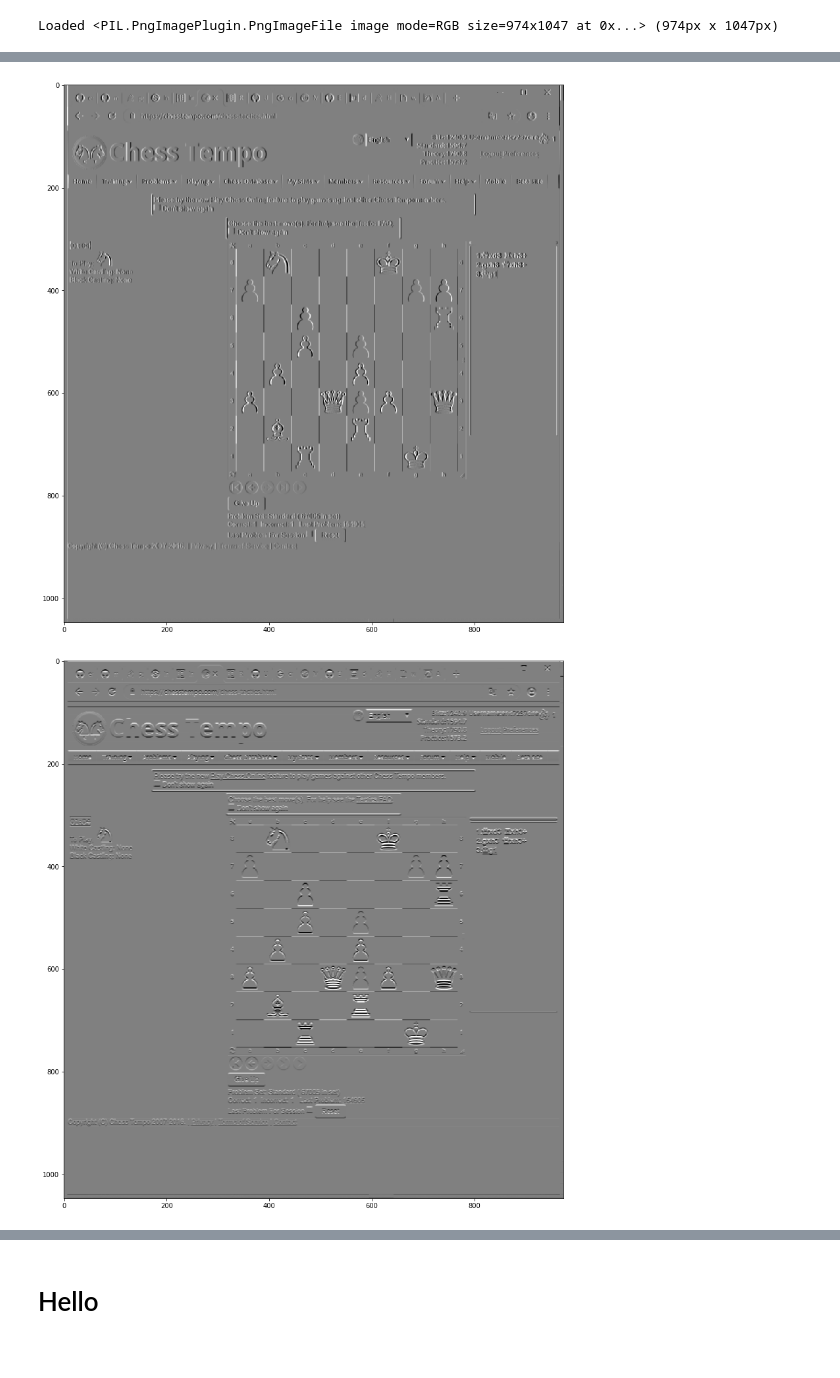
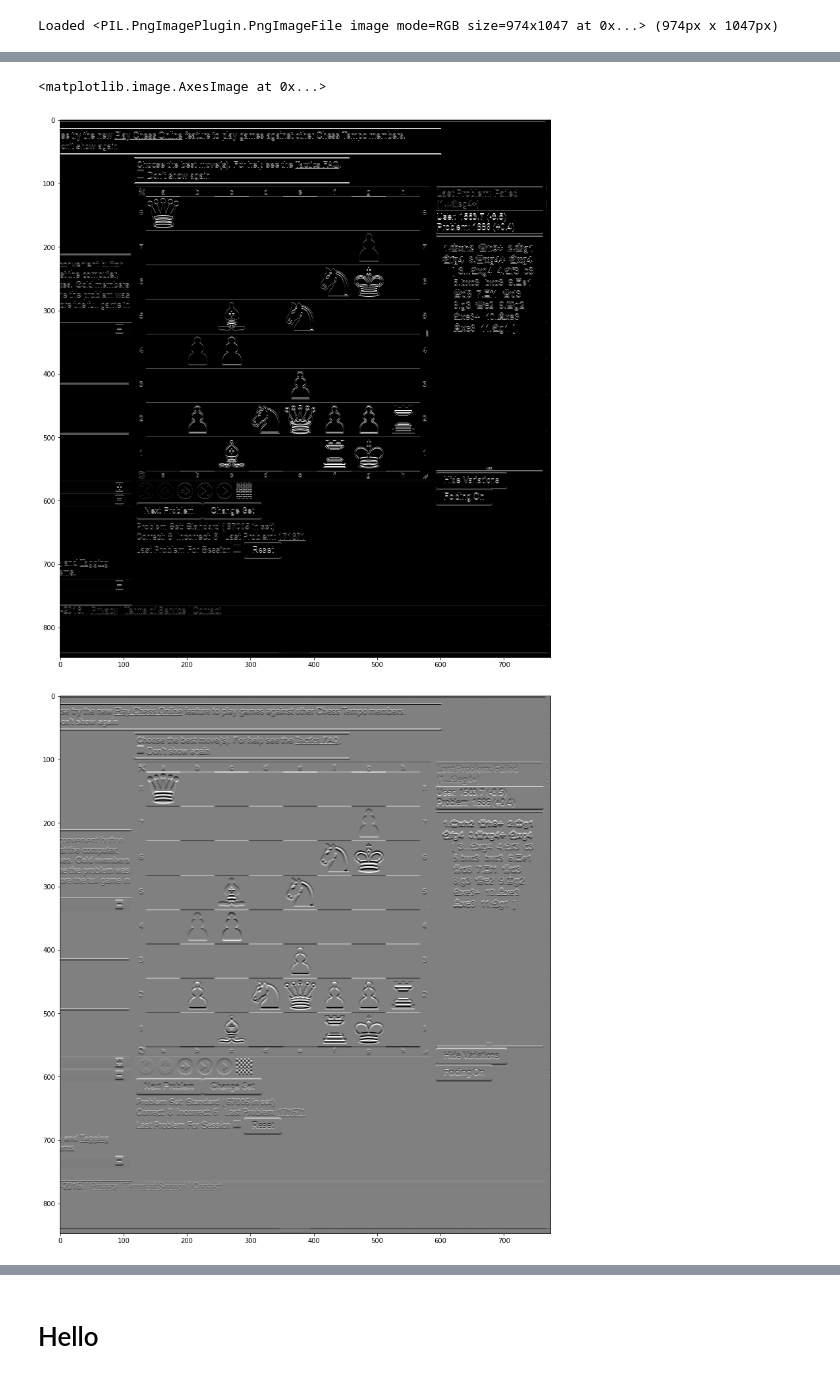
Before and after one commit to eric7237cire/chess-cnn, a Jupyter notebook: python_src/computer_vision.ipynb, the cells around one changed output, grey strips where cells are left out. Cells and saved outputs as stored; diff of their text form; code cells hidden in the pictures.

```diff
--- a/python_src/computer_vision.ipynb
+++ b/python_src/computer_vision.ipynb
@@ -154,8 +165,18 @@ def skeleton(x, size=3):
                             0.,
                             1.)
 # %%
+
+def simple_y(x):
+    """An experiment to show the naive/simplest change detection"""
+    gradient_y = make_kernel([[0, 1, 0],
+                              [0, -1, 0],
+                              [0, 0, 0]])
+    return tf.abs(simple_conv(x, gradient_y))
+
+clipped_a = a[200:,200:]
+
 # Get our grayscale image matrix
-A = tf.Variable(a)
+A = tf.Variable(clipped_a)
 
 # Get X & Y gradients and subtract opposite gradient
 # Strongest response where gradient is unidirectional
@@ -167,7 +188,5 @@ A = tf.Variable(a)
 
 Dx = gradientx(A)
 Dy = gradienty(A)
-
-# Dxy = np.abs(gradientx(A) * gradienty(A))
-# Dc = np.abs(corners(A))
+Dy2 = simple_y(A)
 # %% [output]
@@ -179,8 +196,22 @@ tf.global_variables_initializer().run()
 # %%
+
+
+# Dxy = np.abs(gradientx(A) * gradienty(A))
+# Dc = np.abs(corners(A))
+#tf.global_variables_initializer().run()
+
+# Initialize state to initial conditions
+tf.global_variables_initializer().run()
+
+#print(Dy2.eval())
+
+#imageio.imwrite("file2.png", np.asarray(Dy2.eval()))
+#imageio.imwrite("file3.png", np.asarray(Dy.eval()))
+
 fig = plt.figure(figsize = (15,15)) # create a 5 x 5 figure
 ax = fig.add_subplot(111)
 
-ax.imshow(Dx.eval(), cmap='gray')
+ax.imshow(Dy2.eval(), cmap='gray')
 
 fig = plt.figure(figsize = (15,15)) # create a 5 x 5 figure
 ax = fig.add_subplot(111)
@@ -190,2 +227,3 @@ ax.imshow(Dy.eval(), cmap='gray')
+<matplotlib.image.AxesImage at 0x...>
-[figure, old version]
+[figure, new version]
-[figure, old version]
+[figure, new version]
```
Also changed, not shown: parts of 14 cells of this notebook, 2 other files.
